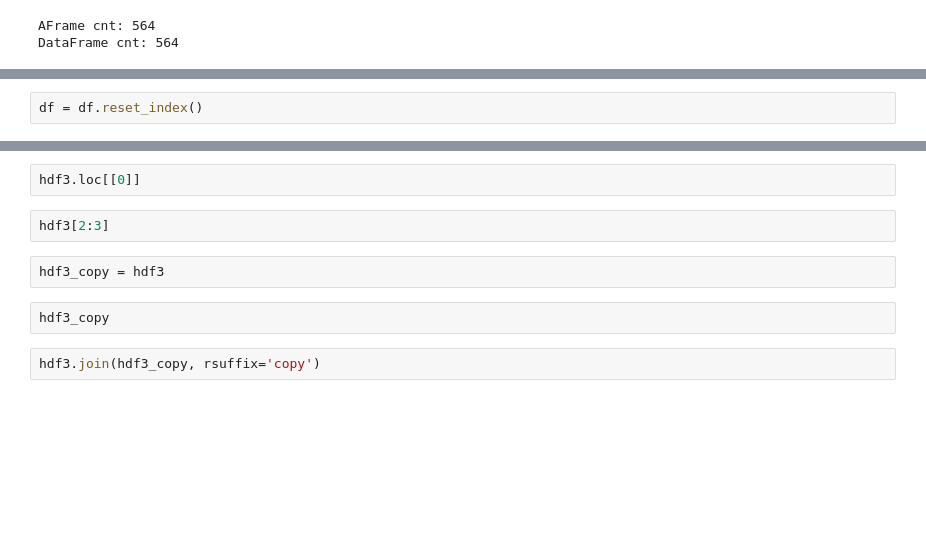
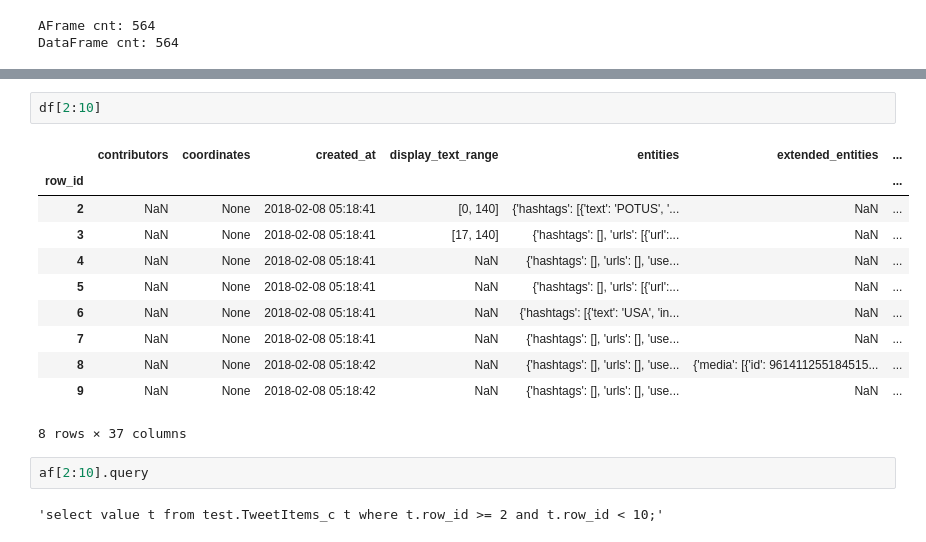
Before and after one commit to psinthong/AFrame, a Jupyter notebook: AFrame.ipynb, the cells around one changed output, grey strips where cells are left out. Cells and saved outputs as stored; diff of their text form; blank space fills up the shorter version.

```diff
--- a/AFrame.ipynb
+++ b/AFrame.ipynb
@@ -163,2 +151,0 @@ df.head()
-# %%
-df = df.reset_index()
@@ -189,10 +152,18 @@ hdf3
-# %%
-hdf3.loc[[0]]
-# %%
-hdf3[2:3]
-# %%
-hdf3_copy = hdf3
-# %%
-hdf3_copy
-# %%
-hdf3.join(hdf3_copy, rsuffix='copy')
+# %%
+df[2:10]
+# %% [output]
+|  | contributors | coordinates | created_at | display_text_range | entities | extended_entities | ... |
+| row_id |  |  |  |  |  |  | ... |
+| 2 | NaN | None | 2018-02-08 05:18:41 | [0, 140] | {'hashtags': [{'text': 'POTUS', '... | NaN | ... |
+| 3 | NaN | None | 2018-02-08 05:18:41 | [17, 140] | {'hashtags': [], 'urls': [{'url':... | NaN | ... |
+| 4 | NaN | None | 2018-02-08 05:18:41 | NaN | {'hashtags': [], 'urls': [], 'use... | NaN | ... |
+| 5 | NaN | None | 2018-02-08 05:18:41 | NaN | {'hashtags': [], 'urls': [{'url':... | NaN | ... |
+| 6 | NaN | None | 2018-02-08 05:18:41 | NaN | {'hashtags': [{'text': 'USA', 'in... | NaN | ... |
+| 7 | NaN | None | 2018-02-08 05:18:41 | NaN | {'hashtags': [], 'urls': [], 'use... | NaN | ... |
+| 8 | NaN | None | 2018-02-08 05:18:42 | NaN | {'hashtags': [], 'urls': [], 'use... | {'media': [{'id': 961411255184515... | ... |
+| 9 | NaN | None | 2018-02-08 05:18:42 | NaN | {'hashtags': [], 'urls': [], 'use... | NaN | ... |
+8 rows × 37 columns
+# %%
+af[2:10].query
+# %% [output]
+'select value t from test.TweetItems_c t where t.row_id >= 2 and t.row_id < 10;'
```
Also changed, not shown: parts of 10 cells of this notebook, 4 other files.
